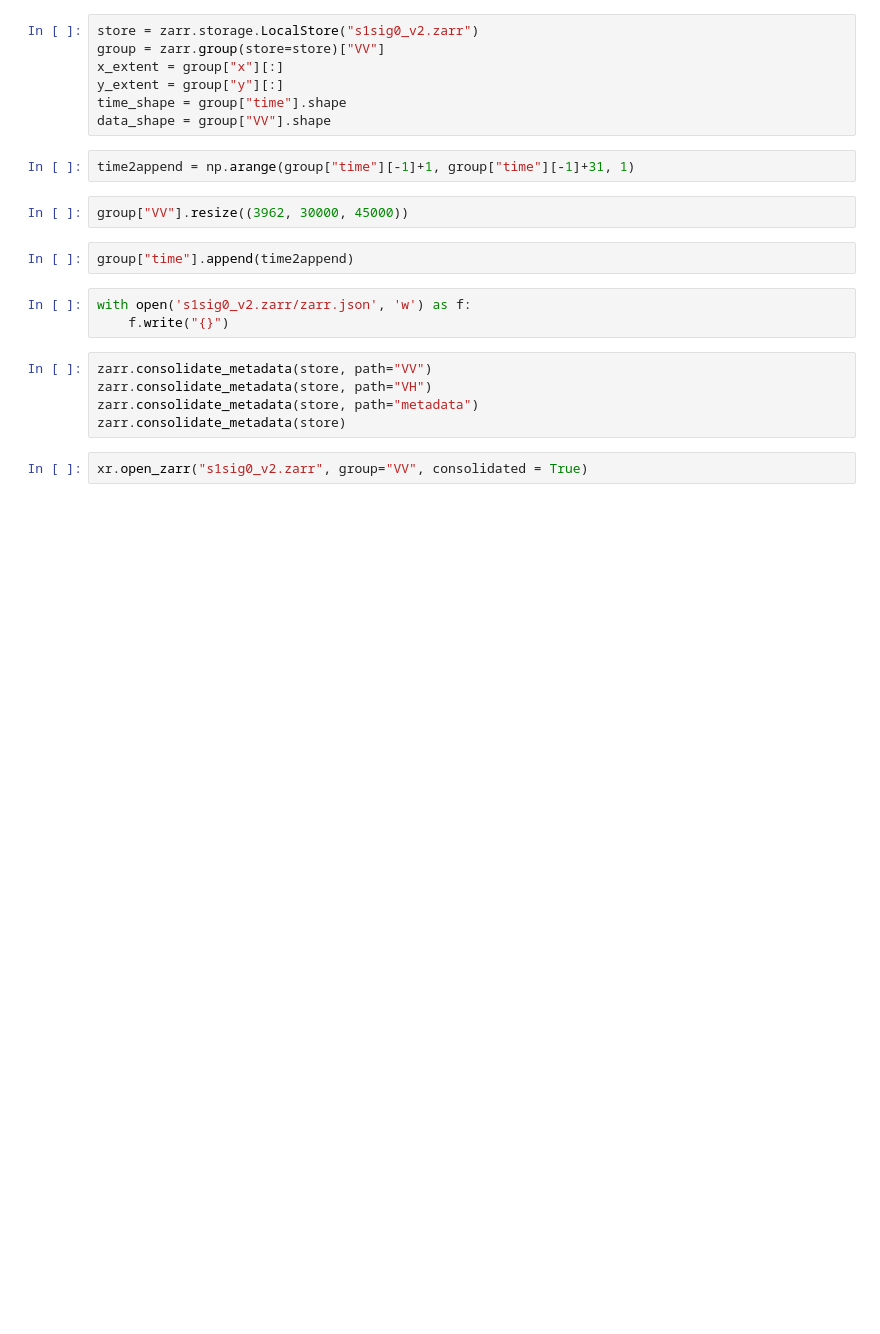
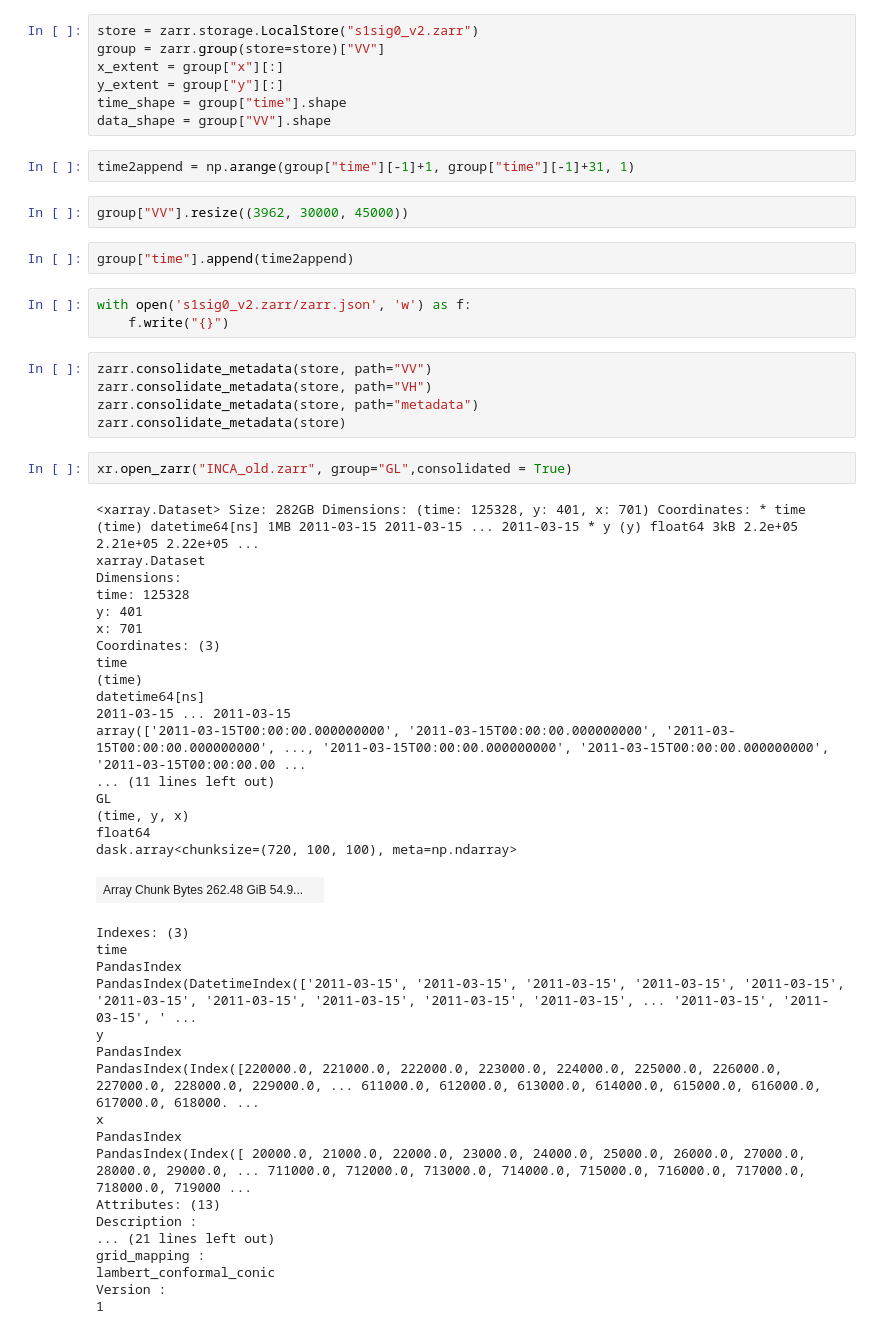
Before and after one commit to eodcgmbh/s1_zarr, a Jupyter notebook: S1_initializeZarr.ipynb, the cells around one changed output. Drawn from its saved outputs; the diff is of its cells as text; blank space fills up the shorter version.

```diff
--- a/S1_initializeZarr.ipynb
+++ b/S1_initializeZarr.ipynb
@@ -126,4 +126,40 @@ zarr.consolidate_metadata(store, path="VH")
 zarr.consolidate_metadata(store, path="metadata")
 zarr.consolidate_metadata(store)
 # %%
-xr.open_zarr("s1sig0_v2.zarr", group="VV", consolidated = True)
+xr.open_zarr("INCA_old.zarr", group="GL",consolidated = True)
+# %% [output]
+<xarray.Dataset> Size: 282GB Dimensions: (time: 125328, y: 401, x: 701) Coordinates: * time (time) datetime64[ns] 1MB 2011-03-15 2011-03-15 ... 2011-03-15 * y (y) float64 3kB 2.2e+05 2.21e+05 2.22e+05 ...
+xarray.Dataset
+Dimensions:
+time: 125328
+y: 401
+x: 701
+Coordinates: (3)
+time
+(time)
+datetime64[ns]
+2011-03-15 ... 2011-03-15
+array(['2011-03-15T00:00:00.000000000', '2011-03-15T00:00:00.000000000', '2011-03-15T00:00:00.000000000', ..., '2011-03-15T00:00:00.000000000', '2011-03-15T00:00:00.000000000', '2011-03-15T00:00:00.00 ...
+... (11 lines left out)
+GL
+(time, y, x)
+float64
+dask.array<chunksize=(720, 100, 100), meta=np.ndarray>
+| Array Chunk Bytes 262.48 GiB 54.9... |  |
+Indexes: (3)
+time
+PandasIndex
+PandasIndex(DatetimeIndex(['2011-03-15', '2011-03-15', '2011-03-15', '2011-03-15', '2011-03-15', '2011-03-15', '2011-03-15', '2011-03-15', '2011-03-15', '2011-03-15', ... '2011-03-15', '2011-03-15', ' ...
+y
+PandasIndex
+PandasIndex(Index([220000.0, 221000.0, 222000.0, 223000.0, 224000.0, 225000.0, 226000.0, 227000.0, 228000.0, 229000.0, ... 611000.0, 612000.0, 613000.0, 614000.0, 615000.0, 616000.0, 617000.0, 618000. ...
+x
+PandasIndex
+PandasIndex(Index([ 20000.0, 21000.0, 22000.0, 23000.0, 24000.0, 25000.0, 26000.0, 27000.0, 28000.0, 29000.0, ... 711000.0, 712000.0, 713000.0, 714000.0, 715000.0, 716000.0, 717000.0, 718000.0, 719000 ...
+Attributes: (13)
+Description :
+... (21 lines left out)
+grid_mapping :
+lambert_conformal_conic
+Version :
+1
```
Also changed, not shown: 19 other files.
